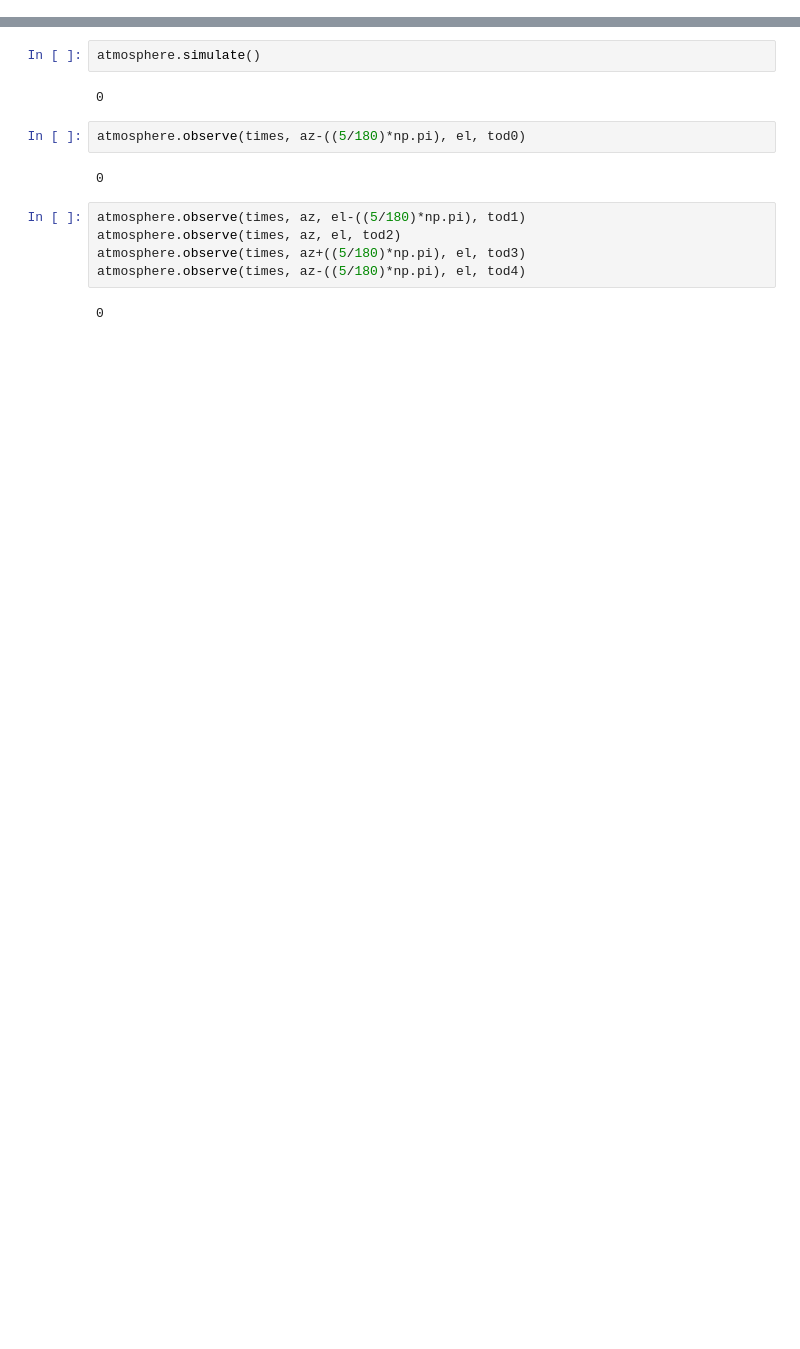
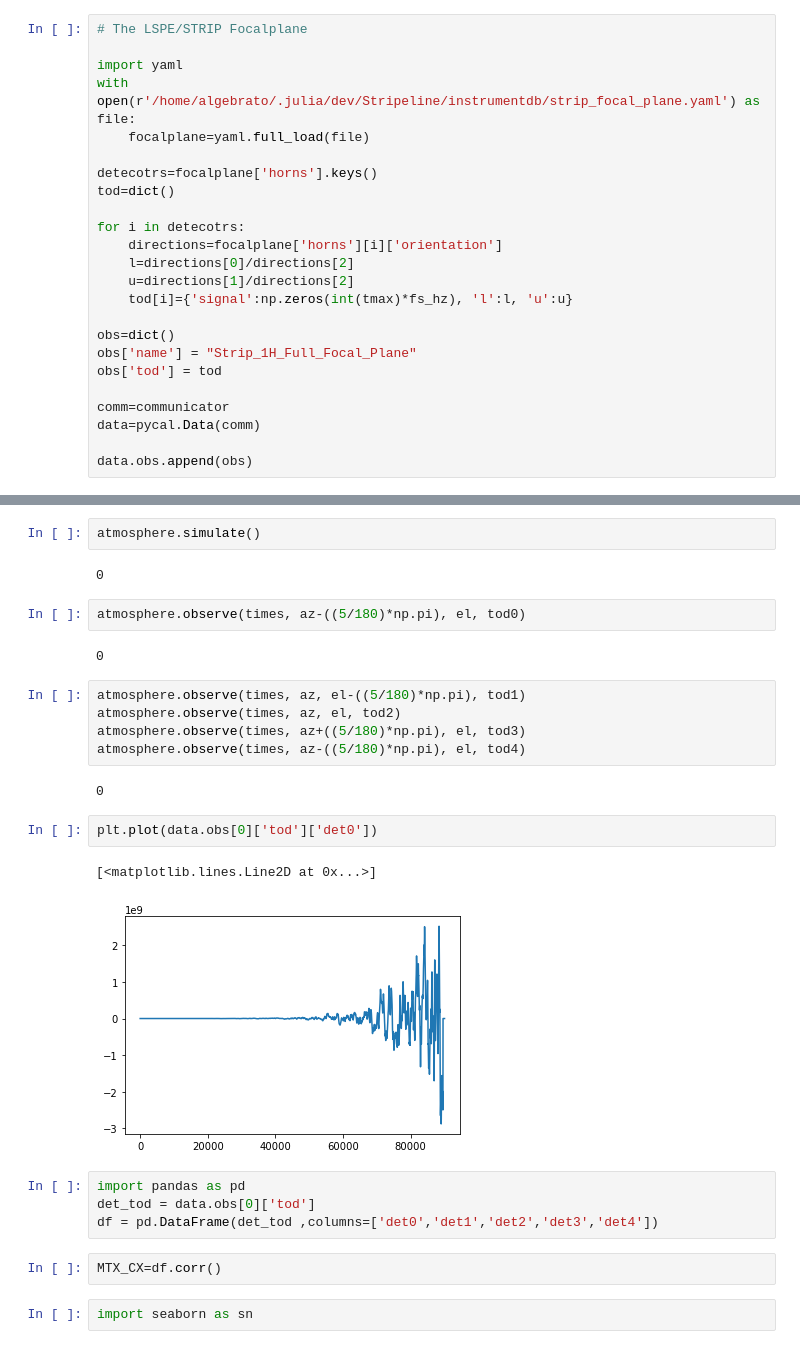
Before and after one commit to cmbgroundbased/cal, a Jupyter notebook: cookbook/skypatch.ipynb, the cells around one changed output, grey strips where cells are left out. Saved outputs shown, nothing was run; the diff lists cells and outputs as text; blank space fills up the shorter version.

```diff
--- a/cookbook/skypatch.ipynb
+++ b/cookbook/skypatch.ipynb
@@ -109,0 +132,24 @@ plt.legend(loc='best')
+# %%
+# The LSPE/STRIP Focalplane
+
+import yaml
+with open(r'/home/algebrato/.julia/dev/Stripeline/instrumentdb/strip_focal_plane.yaml') as file:
+    focalplane=yaml.full_load(file)
+
+detecotrs=focalplane['horns'].keys()
+tod=dict()
+
+for i in detecotrs:
+    directions=focalplane['horns'][i]['orientation']
+    l=directions[0]/directions[2]
+    u=directions[1]/directions[2]
+    tod[i]={'signal':np.zeros(int(tmax)*fs_hz), 'l':l, 'u':u}
+
+obs=dict()
+obs['name'] = "Strip_1H_Full_Focal_Plane"
+obs['tod'] = tod
+
+comm=communicator
+data=pycal.Data(comm)
+
+data.obs.append(obs)
@@ -518,3 +424,16 @@ atmosphere.observe(times, az+((5/180)*np.pi), el, tod3)
 atmosphere.observe(times, az-((5/180)*np.pi), el, tod4)
 # %% [output]
 0
+# %%
+plt.plot(data.obs[0]['tod']['det0'])
+# %% [output]
+[<matplotlib.lines.Line2D at 0x...>]
+[figure, added]
+# %%
+import pandas as pd
+det_tod = data.obs[0]['tod']
+df = pd.DataFrame(det_tod ,columns=['det0','det1','det2','det3','det4'])
+# %%
+MTX_CX=df.corr()
+# %%
+import seaborn as sn
```
Also changed, not shown: parts of 17 cells of this notebook.
